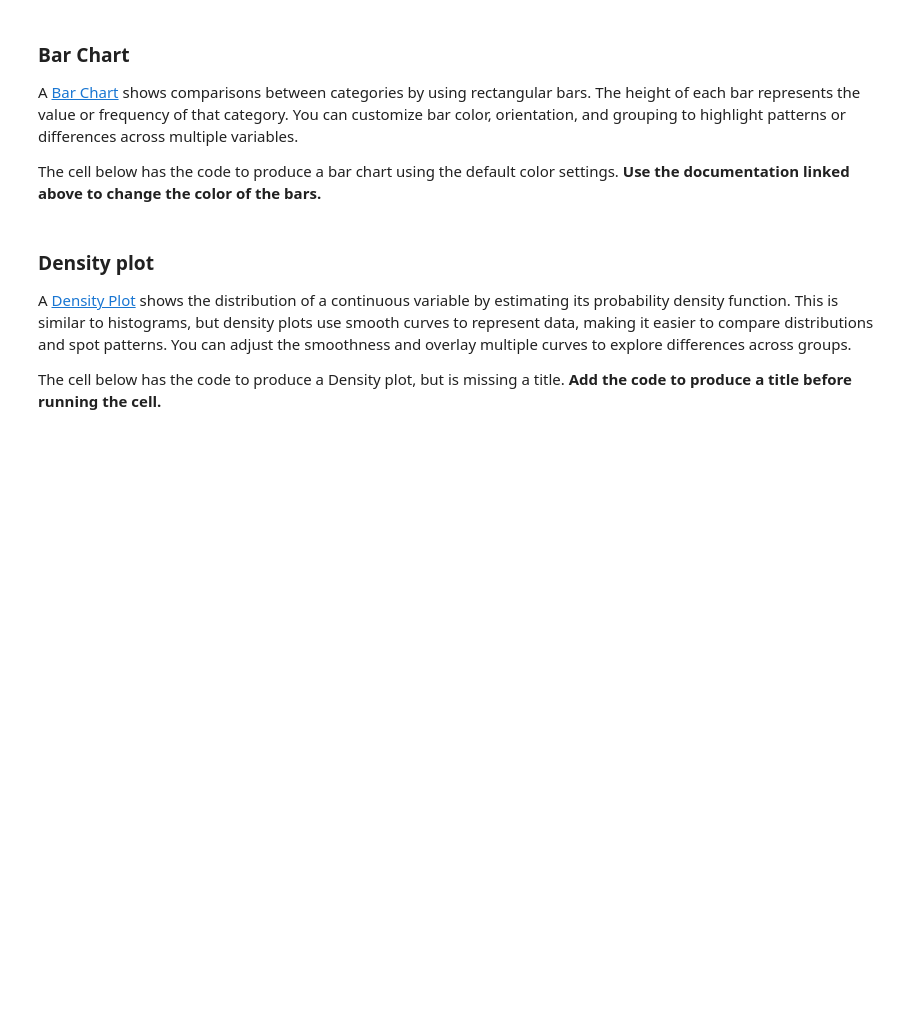
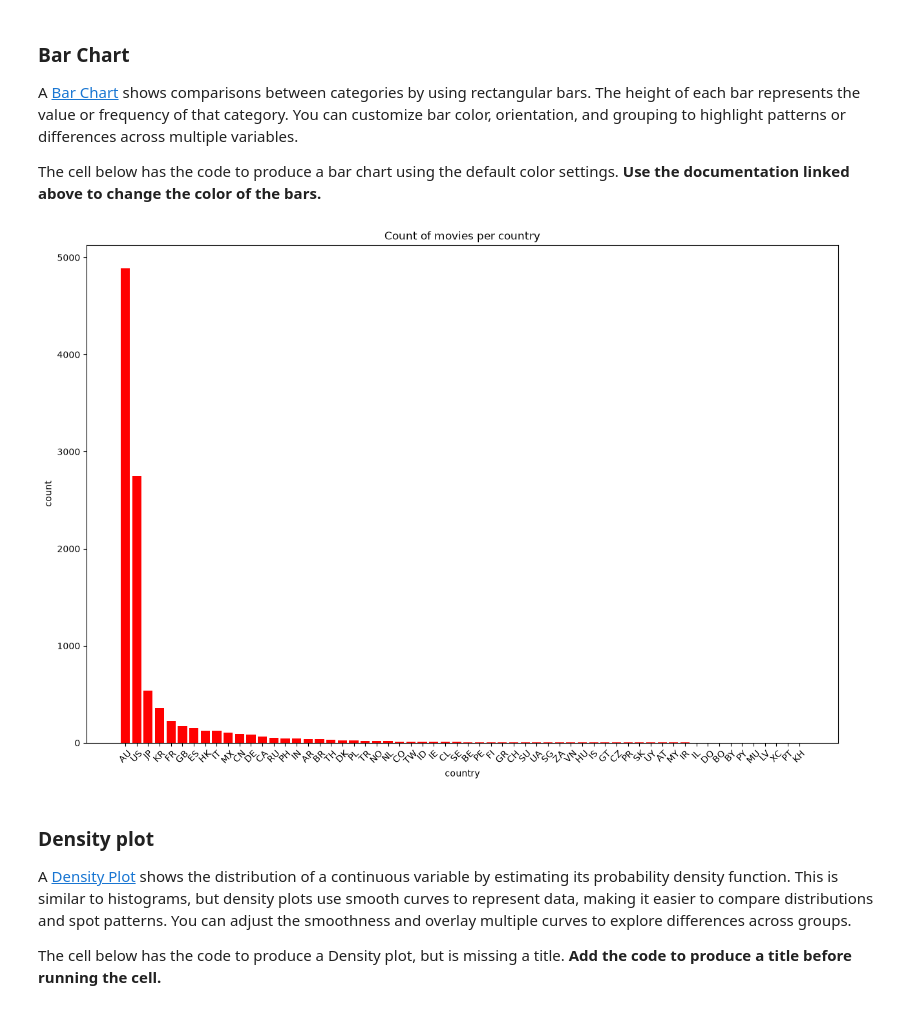
Before and after one commit to a-miras/DS1001-LABS-Projects, a Jupyter notebook: LABS-07_Design.ipynb, the cells around one changed output. Cells and saved outputs as stored; diff of their text form; code cells hidden in the pictures; blank space fills up the shorter version.

Commit message:
Lab 7 work with different plots

```diff
--- a/LABS-07_Design.ipynb
+++ b/LABS-07_Design.ipynb
@@ -17,4 +10,4 @@ import seaborn as sns #statistical visualization
 from scipy.stats import gaussian_kde #scientific computing
 # %%
 # Read in data
-data = pd.read_csv("imdb_movies.csv")
+data = pd.read_csv("data/raw/imdb_movies.csv")
@@ -122,14 +160,15 @@ The cell below has the code to produce a bar chart using the default color setti
 # %%
 country_counts = data['country'].value_counts()
 
 fig, ax = plt.subplots(figsize=(15, 10))
-ax.bar(country_counts.index, country_counts.values)
+ax.bar(country_counts.index, country_counts.values, color = 'red')
 ax.tick_params("x", rotation=45)
-
 plt.ylabel("count")
 plt.xlabel("country")
 plt.title("Count of movies per country")
 plt.show()
+# %% [output]
+[figure, added]
 # %% [markdown]
 ### Density plot
 
```
Also changed, not shown: parts of 9 cells of this notebook, 1 other file.
